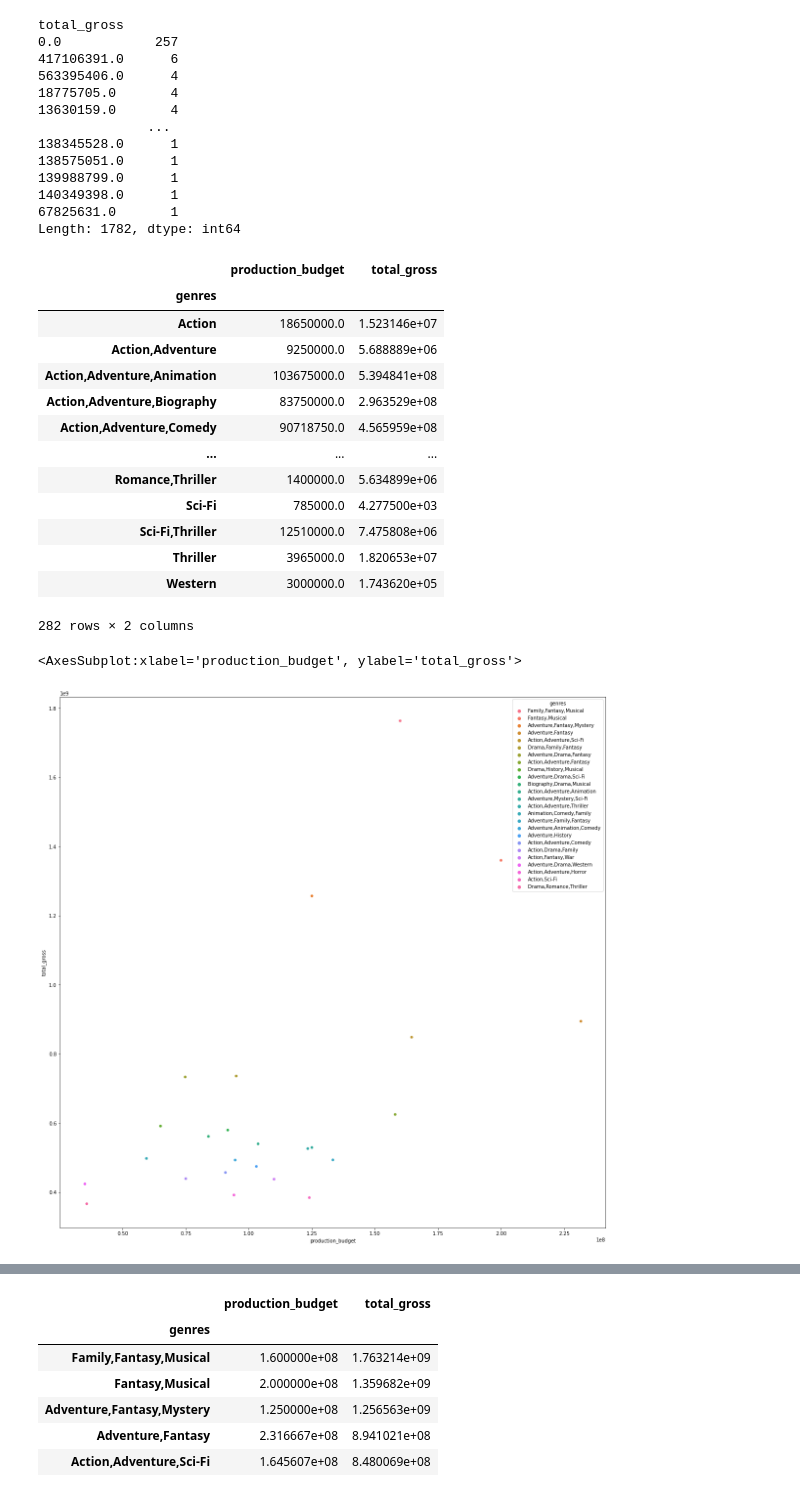
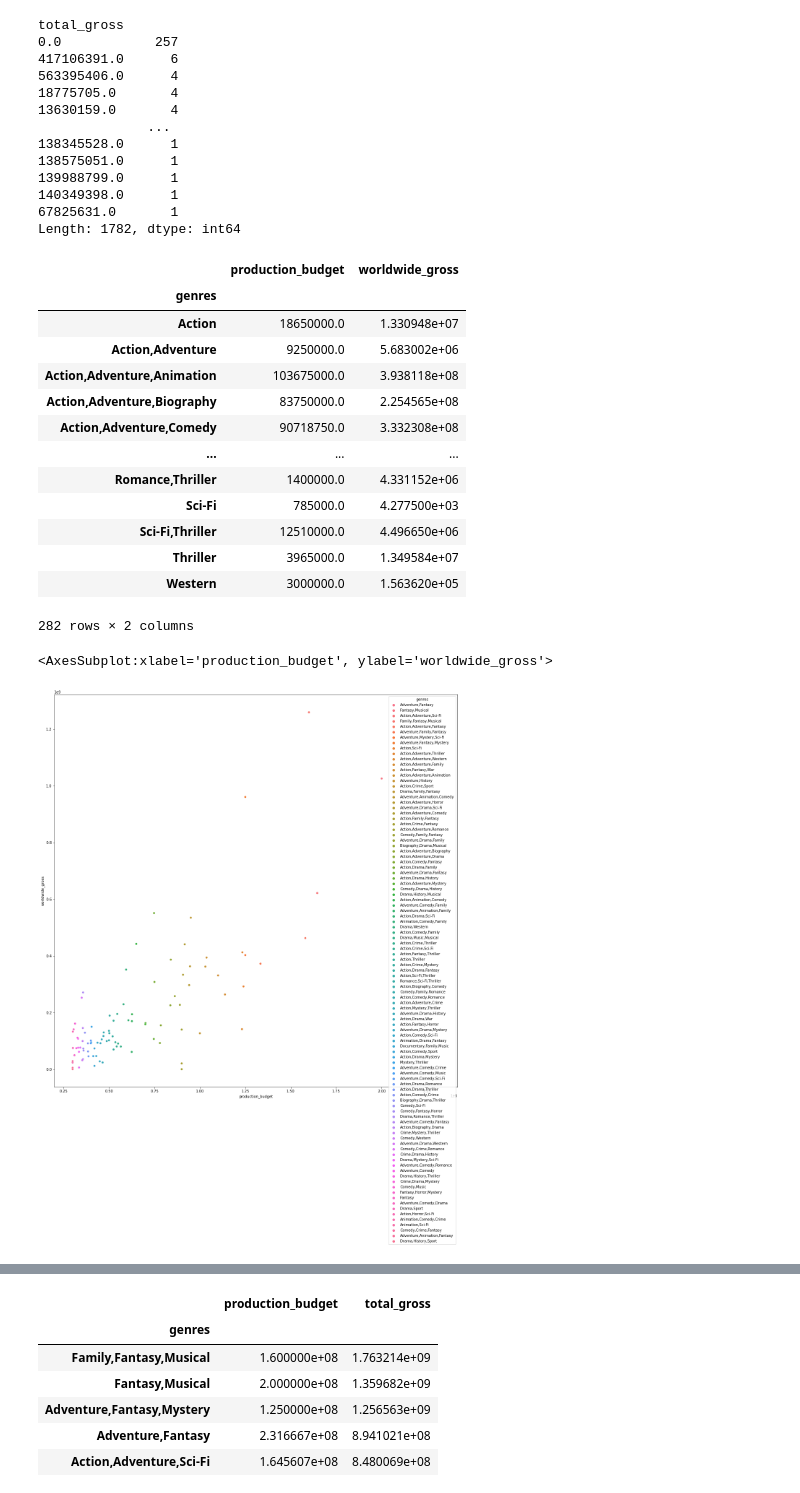
Before and after one commit to anguyen61191/MovieDataProject, a Jupyter notebook: RoughDraftProject1.ipynb, the cells around one changed output, grey strips where cells are left out. Drawn from its saved outputs; the diff is of its cells as text; code cells hidden in the pictures.

```diff
--- a/RoughDraftProject1.ipynb
+++ b/RoughDraftProject1.ipynb
@@ -1079,30 +1070,30 @@ total_gross
 67825631.0       1
 Length: 1782, dtype: int64
 # %%
-df_genre_average = df_outer_join_test_2010_on2.groupby(['genres'])["production_budget", "total_gross"].mean()
+df_genre_average = df_outer_join_test_2010_on2.groupby(['genres'])["production_budget", "worldwide_gross"].mean()
 # %%
 df_genre_average
 # %% [output]
-|  | production_budget | total_gross |
+|  | production_budget | worldwide_gross |
 | genres |  |  |
-| Action | 18650000.0 | 1.523146e+07 |
-| Action,Adventure | 9250000.0 | 5.688889e+06 |
-| Action,Adventure,Animation | 103675000.0 | 5.394841e+08 |
-| Action,Adventure,Biography | 83750000.0 | 2.963529e+08 |
-| Action,Adventure,Comedy | 90718750.0 | 4.565959e+08 |
+| Action | 18650000.0 | 1.330948e+07 |
+| Action,Adventure | 9250000.0 | 5.683002e+06 |
+| Action,Adventure,Animation | 103675000.0 | 3.938118e+08 |
+| Action,Adventure,Biography | 83750000.0 | 2.254565e+08 |
+| Action,Adventure,Comedy | 90718750.0 | 3.332308e+08 |
 | ... | ... | ... |
-| Romance,Thriller | 1400000.0 | 5.634899e+06 |
+| Romance,Thriller | 1400000.0 | 4.331152e+06 |
 | Sci-Fi | 785000.0 | 4.277500e+03 |
-| Sci-Fi,Thriller | 12510000.0 | 7.475808e+06 |
-| Thriller | 3965000.0 | 1.820653e+07 |
-| Western | 3000000.0 | 1.743620e+05 |
+| Sci-Fi,Thriller | 12510000.0 | 4.496650e+06 |
+| Thriller | 3965000.0 | 1.349584e+07 |
+| Western | 3000000.0 | 1.563620e+05 |
 282 rows × 2 columns
 # %%
 fix, ax = plt.subplots(figsize = (20,20))
-sns.scatterplot(x = 'production_budget', y = 'total_gross',hue = 'genres', data = df_genre_average.sort_values('total_gross',ascending = False).head(25))
+sns.scatterplot(x = 'production_budget', y = 'worldwide_gross',hue = 'genres', data = df_genre_average.sort_values('production_budget',ascending = False).head(100))
 # %% [output]
-<AxesSubplot:xlabel='production_budget', ylabel='total_gross'>
+<AxesSubplot:xlabel='production_budget', ylabel='worldwide_gross'>
-[figure, old version]
+[figure, new version]
 # %%
 df_outer_join_test_2010_on2.loc[df_outer_join_test_2010_on2["genres"] == "Family,Fantasy,Musical"]
 # %% [output]
```
Also changed, not shown: parts of 19 cells of this notebook, 1 other file.
